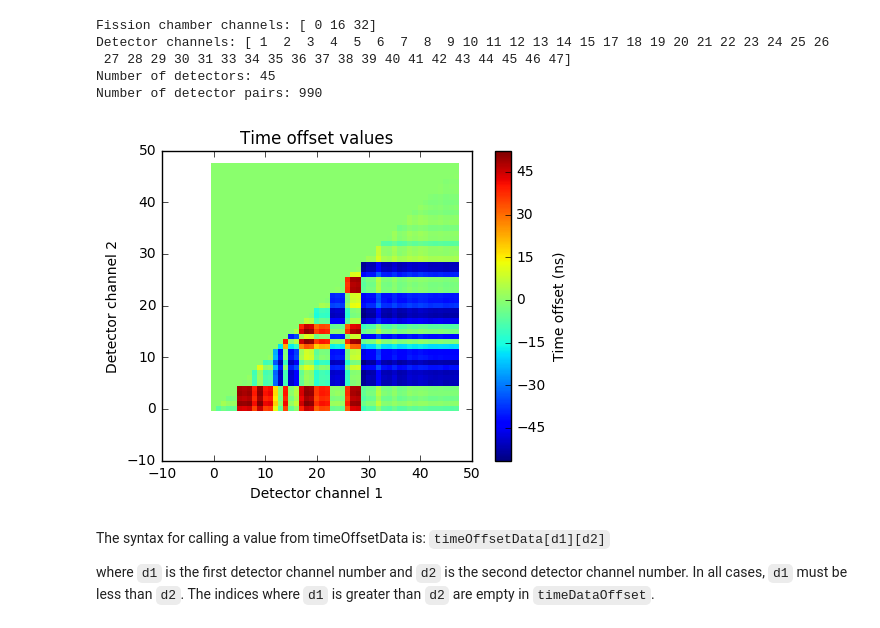
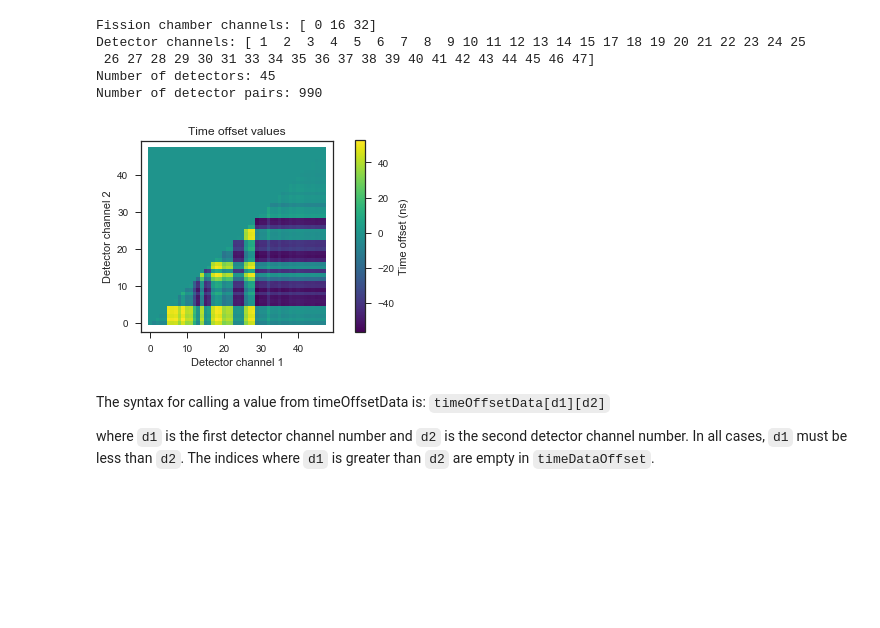
Before and after one commit to pfschus/fission_bicorrelation, a Jupyter notebook: methods/singles_histogram.ipynb, the cells around one changed output. Cells and saved outputs as stored; diff of their text form; code cells hidden in the pictures; blank space fills up the shorter version.

```diff
--- a/methods/singles_histogram.ipynb
+++ b/methods/singles_histogram.ipynb
@@ -75,16 +81,18 @@ Number of detector pairs: 990
 # %%
 X, Y = np.meshgrid(chList, chList)
 # %%
-plt.scatter(X, Y, c=timeOffsetData, s=14,edgecolor='none', marker='s')
-cbar = plt.colorbar()
+fig = plt.figure(figsize=(4,4))
+ax = plt.gca()
+sc = ax.scatter(X, Y, c=timeOffsetData, s=14,edgecolor='none', marker='s', cmap = 'viridis')
+cbar = plt.colorbar(sc, fraction = 0.043, pad=0.1)
 cbar.set_label('Time offset (ns)')
-plt.axes().set_aspect('equal')
+ax.set_aspect('equal')
 plt.xlabel('Detector channel 1')
 plt.ylabel('Detector channel 2')
 plt.title('Time offset values')
 plt.show()
 # %% [output]
-[figure, old version]
+[figure, new version]
 # %% [markdown]
 The syntax for calling a value from timeOffsetData is:
 `timeOffsetData[d1][d2]`
```
Also changed, not shown: parts of 61 cells of this notebook, 14 other files.
